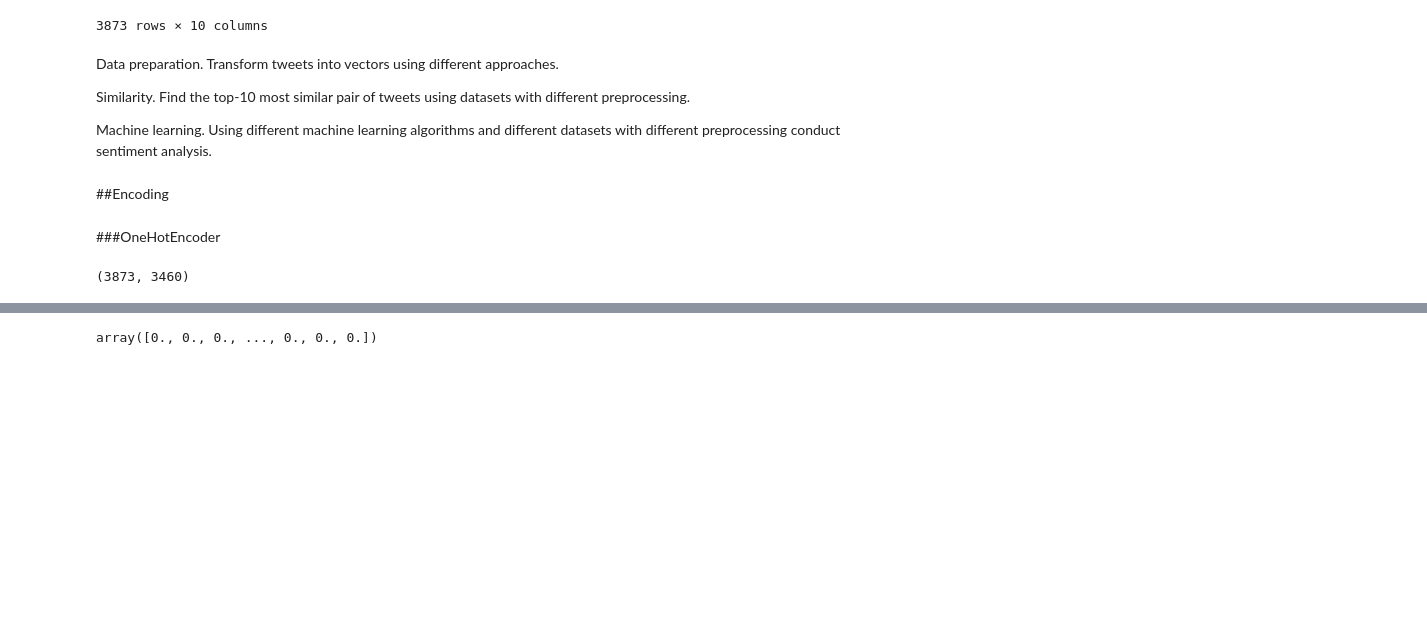
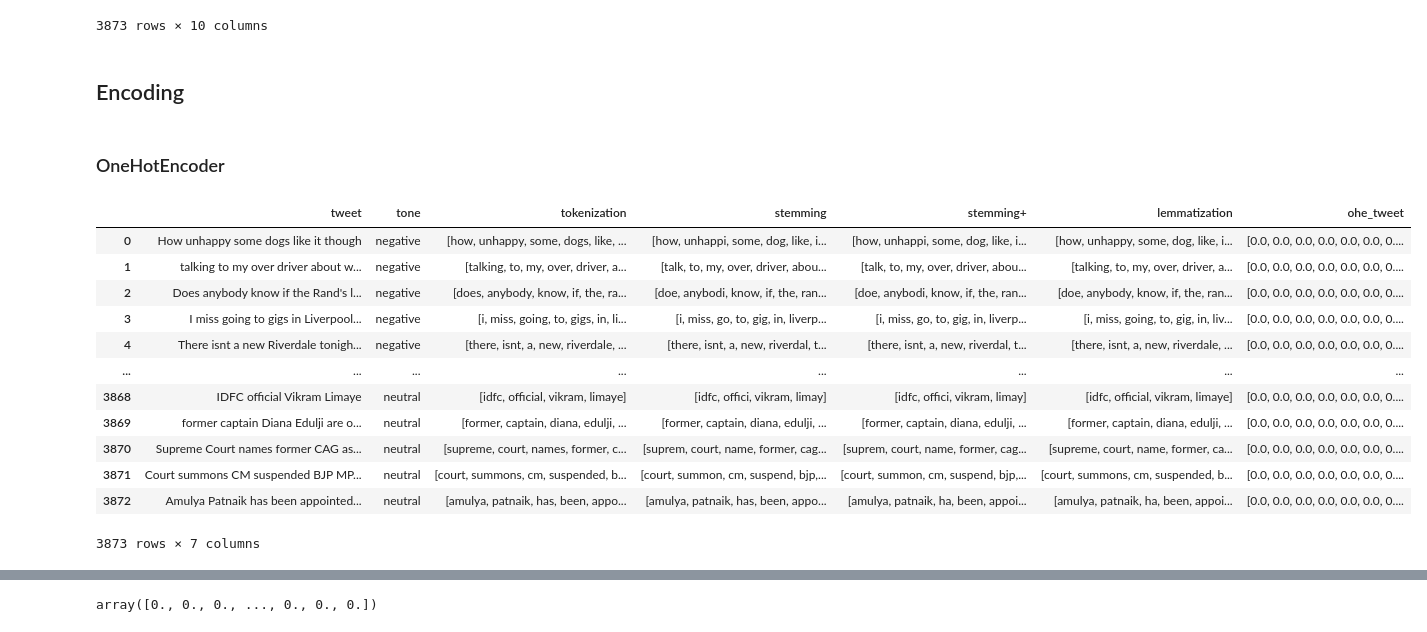
Before and after one commit to rcotterr/tweets, a Jupyter notebook: tweets.ipynb, the cells around one changed output, grey strips where cells are left out. Drawn from its saved outputs; the diff is of its cells as text; code cells hidden in the pictures; blank space fills up the shorter version.

Commit message:
tweets

```diff
--- a/tweets.ipynb
+++ b/tweets.ipynb
@@ -248,0 +260,3 @@ KeyboardInterrupt:
+# %%
+df['misspealings+lemma'] = df['lemmatization'].apply(lambda x: [check_misspeal(str(y)) for y in x])
+df
@@ -284,8 +294,8 @@ df
 | 3872 | Amulya Patnaik has been appointed... | neutral | [amulya, patnaik, has, been, appo... | [amulya, patnaik, has, been, appo... | [amulya, patnaik, ha, been, appoi... | [amulya, patnaik, ha, been, appoi... | [amulya, patnaik, appointed, new,... |
 3873 rows × 7 columns
 # %%
-# df['misspealings+lemma+filtered'] = df['misspealings+lemma'].apply(lambda x: [y for y in x if not y.lower() in stop_words])
-# df
+df['misspealings+lemma+filtered'] = df['misspealings+lemma'].apply(lambda x: [y for y in x if not y.lower() in stop_words])
+df
 # %% [output]
 |  | tweet | tone | tokenization | stemming | stemming+ | lemmatization | misspealings | misspealings+lemma | ... |
 | 0 | How unhappy some dogs like it though | negative | [how, unhappy, some, dogs, like, ... | [how, unhappi, some, dog, like, i... | [how, unhappi, some, dog, like, i... | [how, unhappy, some, dog, like, i... | [how, unhappy, some, dogs, like, ... | [how, unhappy, some, dog, like, t... | ... |
@@ -305,18 +313,23 @@ df
-# %% [markdown]
-Data preparation. Transform tweets into vectors using different approaches.
-
-Similarity. Find the top-10 most similar pair of tweets using datasets with different
-preprocessing.
-
-Machine learning. Using different machine learning algorithms and different datasets
-with different preprocessing conduct sentiment analysis.
 # %% [markdown]
-##Encoding
+## Encoding
 # %% [markdown]
-###OneHotEncoder
+### OneHotEncoder
 # %%
 ohe = OneHotEncoder(sparse=False)
 X_ohe = ohe.fit_transform((df[['tweet']]).astype('str'))
-X_ohe.shape
+df['ohe_tweet'] = list(X_ohe)
+df
 # %% [output]
+|  | tweet | tone | tokenization | stemming | stemming+ | lemmatization | ohe_tweet |
+| 0 | How unhappy some dogs like it though | negative | [how, unhappy, some, dogs, like, ... | [how, unhappi, some, dog, like, i... | [how, unhappi, some, dog, like, i... | [how, unhappy, some, dog, like, i... | [0.0, 0.0, 0.0, 0.0, 0.0, 0.0, 0.... |
+| 1 | talking to my over driver about w... | negative | [talking, to, my, over, driver, a... | [talk, to, my, over, driver, abou... | [talk, to, my, over, driver, abou... | [talking, to, my, over, driver, a... | [0.0, 0.0, 0.0, 0.0, 0.0, 0.0, 0.... |
+| 2 | Does anybody know if the Rand's l... | negative | [does, anybody, know, if, the, ra... | [doe, anybodi, know, if, the, ran... | [doe, anybodi, know, if, the, ran... | [doe, anybody, know, if, the, ran... | [0.0, 0.0, 0.0, 0.0, 0.0, 0.0, 0.... |
+| 3 | I miss going to gigs in Liverpool... | negative | [i, miss, going, to, gigs, in, li... | [i, miss, go, to, gig, in, liverp... | [i, miss, go, to, gig, in, liverp... | [i, miss, going, to, gig, in, liv... | [0.0, 0.0, 0.0, 0.0, 0.0, 0.0, 0.... |
+| 4 | There isnt a new Riverdale tonigh... | negative | [there, isnt, a, new, riverdale, ... | [there, isnt, a, new, riverdal, t... | [there, isnt, a, new, riverdal, t... | [there, isnt, a, new, riverdale, ... | [0.0, 0.0, 0.0, 0.0, 0.0, 0.0, 0.... |
+| ... | ... | ... | ... | ... | ... | ... | ... |
+| 3868 | IDFC official Vikram Limaye | neutral | [idfc, official, vikram, limaye] | [idfc, offici, vikram, limay] | [idfc, offici, vikram, limay] | [idfc, official, vikram, limaye] | [0.0, 0.0, 0.0, 0.0, 0.0, 0.0, 0.... |
+| 3869 | former captain Diana Edulji are o... | neutral | [former, captain, diana, edulji, ... | [former, captain, diana, edulji, ... | [former, captain, diana, edulji, ... | [former, captain, diana, edulji, ... | [0.0, 0.0, 0.0, 0.0, 0.0, 0.0, 0.... |
+| 3870 | Supreme Court names former CAG as... | neutral | [supreme, court, names, former, c... | [suprem, court, name, former, cag... | [suprem, court, name, former, cag... | [supreme, court, name, former, ca... | [0.0, 0.0, 0.0, 0.0, 0.0, 0.0, 0.... |
+| 3871 | Court summons CM suspended BJP MP... | neutral | [court, summons, cm, suspended, b... | [court, summon, cm, suspend, bjp,... | [court, summon, cm, suspend, bjp,... | [court, summons, cm, suspended, b... | [0.0, 0.0, 0.0, 0.0, 0.0, 0.0, 0.... |
+| 3872 | Amulya Patnaik has been appointed... | neutral | [amulya, patnaik, has, been, appo... | [amulya, patnaik, has, been, appo... | [amulya, patnaik, ha, been, appoi... | [amulya, patnaik, ha, been, appoi... | [0.0, 0.0, 0.0, 0.0, 0.0, 0.0, 0.... |
-(3873, 3460)
+3873 rows × 7 columns
```
Also changed, not shown: parts of 49 cells of this notebook.
